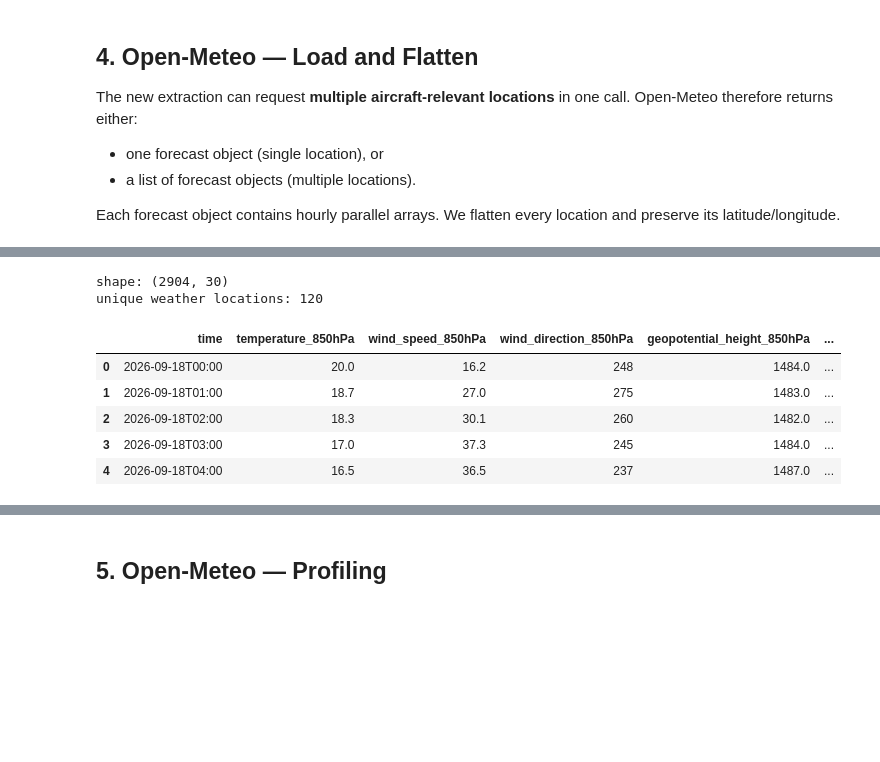
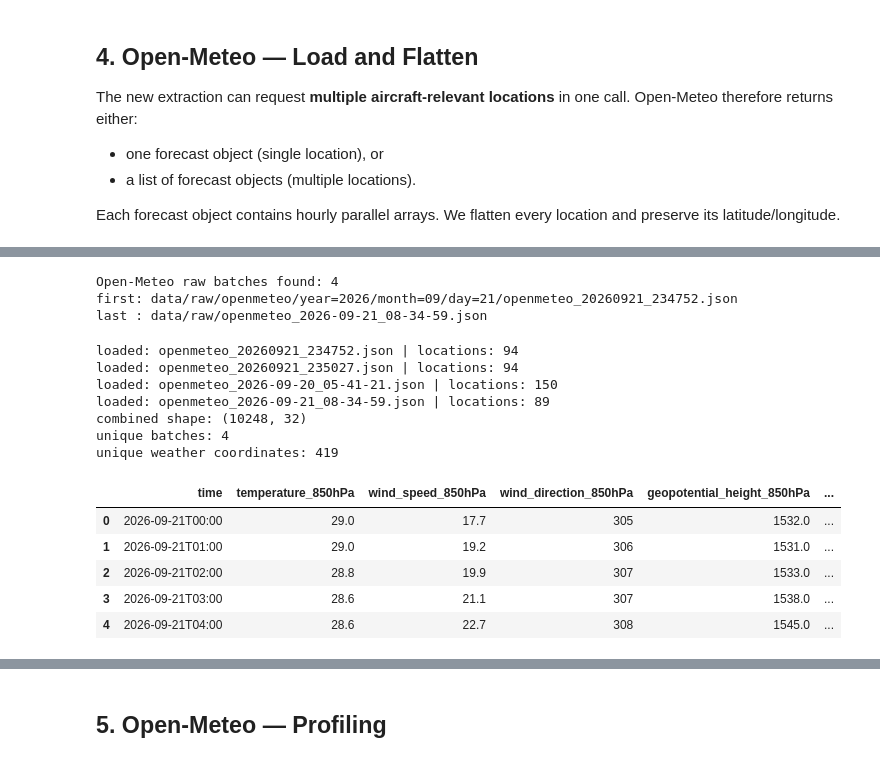
Before and after one commit to Nnoouurraa/DE-SkyPrint, a Jupyter notebook: notebooks/02_profile_clean.ipynb, the cells around one changed output, grey strips where cells are left out. Saved outputs shown, nothing was run; the diff lists cells and outputs as text; code cells hidden in the pictures; blank space fills up the shorter version.

```diff
--- a/notebooks/02_profile_clean.ipynb
+++ b/notebooks/02_profile_clean.ipynb
@@ -261,14 +248,3 @@ Open-Meteo therefore returns either:
 - a list of forecast objects (multiple locations).
 
 Each forecast object contains hourly parallel arrays. We flatten every location and preserve its latitude/longitude.
-# %%
-meteo_path = latest_timestamped_file('openmeteo')
-
-with open(meteo_path, encoding='utf-8') as f:
-    meteo_raw = json.load(f)
-
-print('loaded file:', meteo_path.name)
-print('raw response type:', type(meteo_raw).__name__)
-
-meteo_locations = meteo_raw if isinstance(meteo_raw, list) else [meteo_raw]
-print('weather locations returned:', len(meteo_locations))
@@ -279,34 +251,57 @@ weather locations returned: 121
+# %%
+meteo_files = raw_json_files('openmeteo')
+print('Open-Meteo raw batches found:', len(meteo_files))
+print('first:', meteo_files[0].relative_to(PROJECT_ROOT))
+print('last :', meteo_files[-1].relative_to(PROJECT_ROOT))
+# %% [output]
+Open-Meteo raw batches found: 4
+first: data/raw/openmeteo/year=2026/month=09/day=21/openmeteo_20260921_234752.json
+last : data/raw/openmeteo_2026-09-21_08-34-59.json
 # %%
 weather_frames = []
 
-for location in meteo_locations:
-    hourly = location.get('hourly', {})
-    if not hourly or 'time' not in hourly:
-        continue
+for meteo_path in meteo_files:
+    with open(meteo_path, encoding='utf-8') as f:
+        meteo_raw = json.load(f)
+    meteo_locations = meteo_raw if isinstance(meteo_raw, list) else [meteo_raw]
+    batch_id = batch_id_from_path(meteo_path, 'openmeteo')
 
-    frame = pd.DataFrame(hourly)
-    frame['latitude'] = location.get('latitude')
-    frame['longitude'] = location.get('longitude')
-    frame['elevation_m'] = location.get('elevation')
-    frame['location_id'] = location.get('location_id', 0)
-    frame['timezone'] = location.get('timezone')
-    weather_frames.append(frame)
+    for location_index, location in enumerate(meteo_locations):
+        hourly = location.get('hourly', {})
+        if not hourly or 'time' not in hourly:
+            continue
+        frame = pd.DataFrame(hourly)
+        frame['latitude'] = location.get('latitude')
+        frame['longitude'] = location.get('longitude')
+        frame['elevation_m'] = location.get('elevation')
+        # Open-Meteo may not provide location_id; fallback is unique within this batch.
+        frame['location_id'] = location.get('location_id', location_index)
+        frame['timezone'] = location.get('timezone')
+        frame['batch_id'] = batch_id
+        frame['source_file'] = str(meteo_path.relative_to(PROJECT_ROOT))
+        weather_frames.append(frame)
+
+    print('loaded:', meteo_path.name, '| locations:', len(meteo_locations))
 
 if not weather_frames:
-    raise ValueError('No hourly weather data found in the Open-Meteo raw response.')
+    raise ValueError('No hourly weather data found in the Open-Meteo raw responses.')
 
 df_wx = pd.concat(weather_frames, ignore_index=True)
-
-print('shape:', df_wx.shape)
-print('unique weather locations:',
-      df_wx[['latitude', 'longitude']].drop_duplicates().shape[0])
+print('combined shape:', df_wx.shape)
+print('unique batches:', df_wx['batch_id'].nunique())
+print('unique weather coordinates:', df_wx[['batch_id', 'latitude', 'longitude']].drop_duplicates().shape[0])
 df_wx.head()
 # %% [output]
-shape: (2904, 30)
-unique weather locations: 120
+loaded: openmeteo_20260921_234752.json | locations: 94
+loaded: openmeteo_20260921_235027.json | locations: 94
+loaded: openmeteo_2026-09-20_05-41-21.json | locations: 150
+loaded: openmeteo_2026-09-21_08-34-59.json | locations: 89
+combined shape: (10248, 32)
+unique batches: 4
+unique weather coordinates: 419
 |  | time | temperature_850hPa | wind_speed_850hPa | wind_direction_850hPa | geopotential_height_850hPa | ... |
-| 0 | 2026-09-18T00:00 | 20.0 | 16.2 | 248 | 1484.0 | ... |
-| 1 | 2026-09-18T01:00 | 18.7 | 27.0 | 275 | 1483.0 | ... |
-| 2 | 2026-09-18T02:00 | 18.3 | 30.1 | 260 | 1482.0 | ... |
-| 3 | 2026-09-18T03:00 | 17.0 | 37.3 | 245 | 1484.0 | ... |
-| 4 | 2026-09-18T04:00 | 16.5 | 36.5 | 237 | 1487.0 | ... |
+| 0 | 2026-09-21T00:00 | 29.0 | 17.7 | 305 | 1532.0 | ... |
+| 1 | 2026-09-21T01:00 | 29.0 | 19.2 | 306 | 1531.0 | ... |
+| 2 | 2026-09-21T02:00 | 28.8 | 19.9 | 307 | 1533.0 | ... |
+| 3 | 2026-09-21T03:00 | 28.6 | 21.1 | 307 | 1538.0 | ... |
+| 4 | 2026-09-21T04:00 | 28.6 | 22.7 | 308 | 1545.0 | ... |
```
Also changed, not shown: parts of 20 cells of this notebook, 4 other files.
